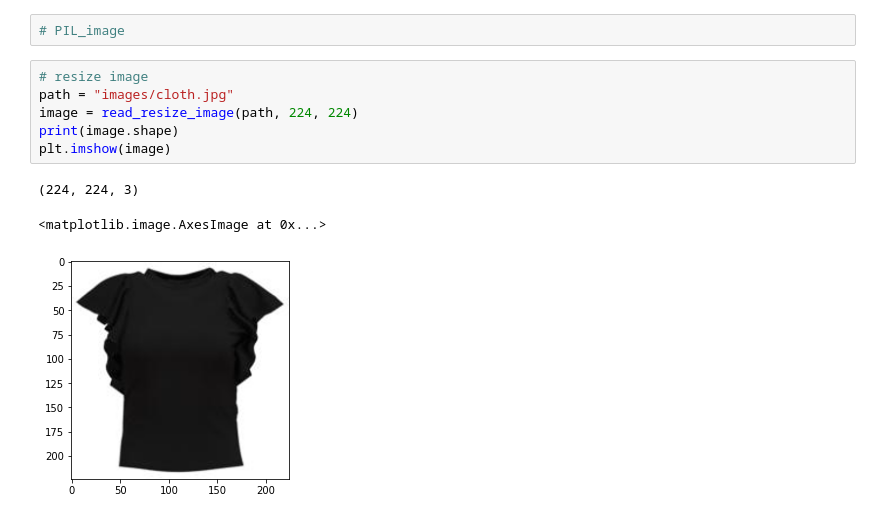
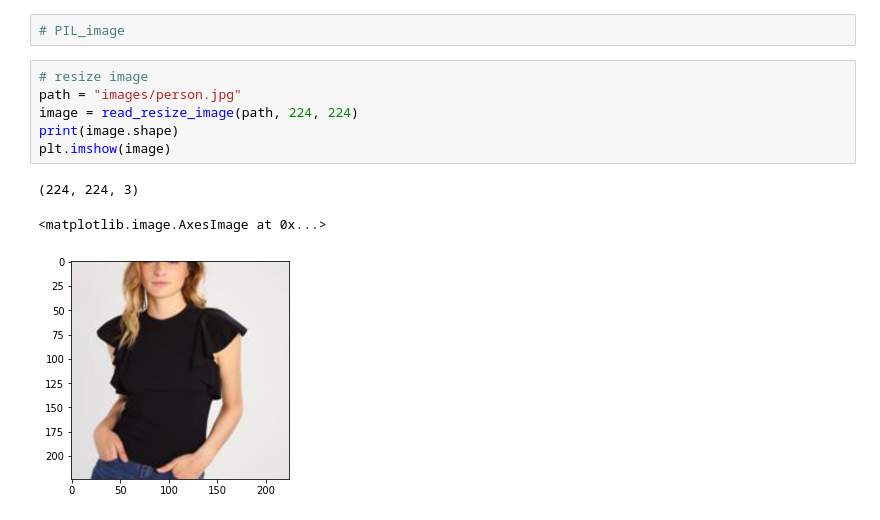
Before and after one commit to hasibzunair/plugnplay, a Jupyter notebook: resusable/test.ipynb, the cells around one changed output. Drawn from its saved outputs; the diff is of its cells as text.

```diff
--- a/resusable/test.ipynb
+++ b/resusable/test.ipynb
@@ -26,11 +26,11 @@ Image shape: (427, 640, 3)
 # PIL_image
 # %%
 # resize image
-path = "images/cloth.jpg"
+path = "images/person.jpg"
 image = read_resize_image(path, 224, 224)
 print(image.shape)
 plt.imshow(image)
 # %% [output]
 (224, 224, 3)
 <matplotlib.image.AxesImage at 0x...>
-[figure, old version]
+[figure, new version]
```
Also changed, not shown: parts of 3 cells of this notebook, 1 other file.
